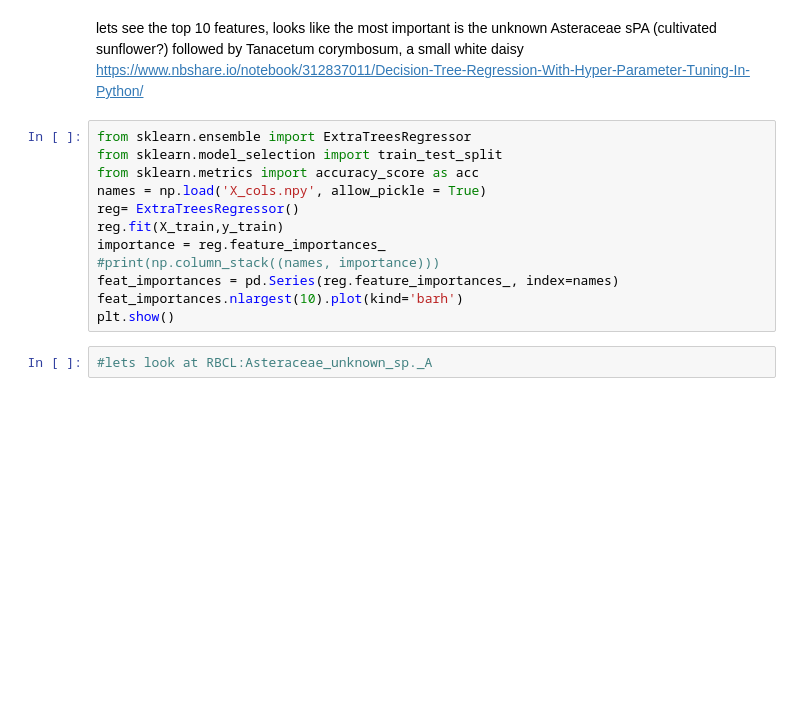
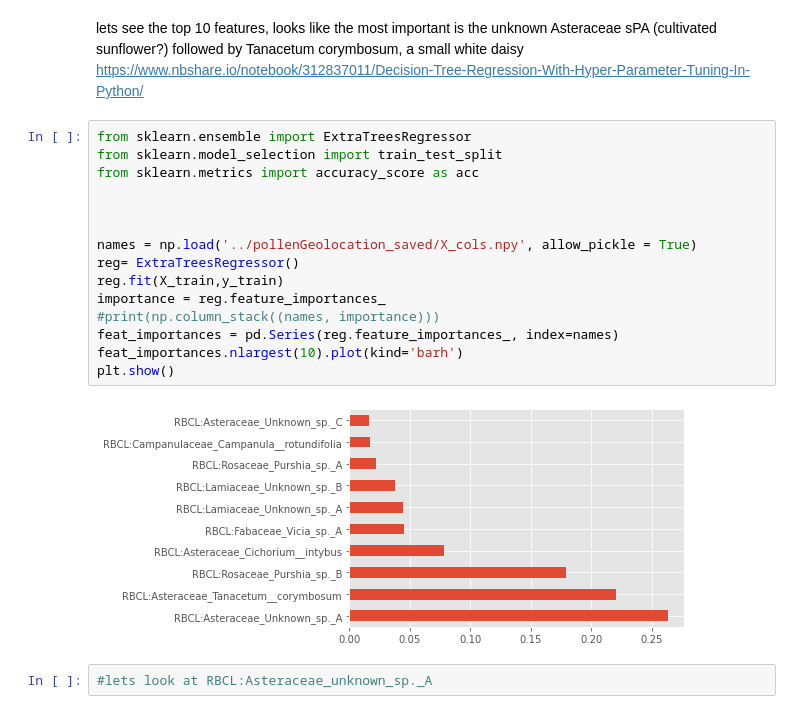
Before and after one commit to hayesrebecca/pollenGeolocation, a Jupyter notebook: 2_modelComparisons.ipynb, the cells around one changed output. Cells and saved outputs as stored; diff of their text form; blank space fills up the shorter version.

```diff
--- a/2_modelComparisons.ipynb
+++ b/2_modelComparisons.ipynb
@@ -288,15 +273,20 @@ https://www.nbshare.io/notebook/312837011/Decision-Tree-Regression-With-Hyper-Pa
 # %%
 from sklearn.ensemble import ExtraTreesRegressor
 from sklearn.model_selection import train_test_split
 from sklearn.metrics import accuracy_score as acc
-names = np.load('X_cols.npy', allow_pickle = True)
+
+
+
+names = np.load('../pollenGeolocation_saved/X_cols.npy', allow_pickle = True)
 reg= ExtraTreesRegressor()
 reg.fit(X_train,y_train)
 importance = reg.feature_importances_
 #print(np.column_stack((names, importance)))
 feat_importances = pd.Series(reg.feature_importances_, index=names)
 feat_importances.nlargest(10).plot(kind='barh')
 plt.show()
+# %% [output]
+[figure, added]
 # %%
 #lets look at RBCL:Asteraceae_unknown_sp._A
 # %% [raw]
```
Also changed, not shown: parts of 11 cells of this notebook.
